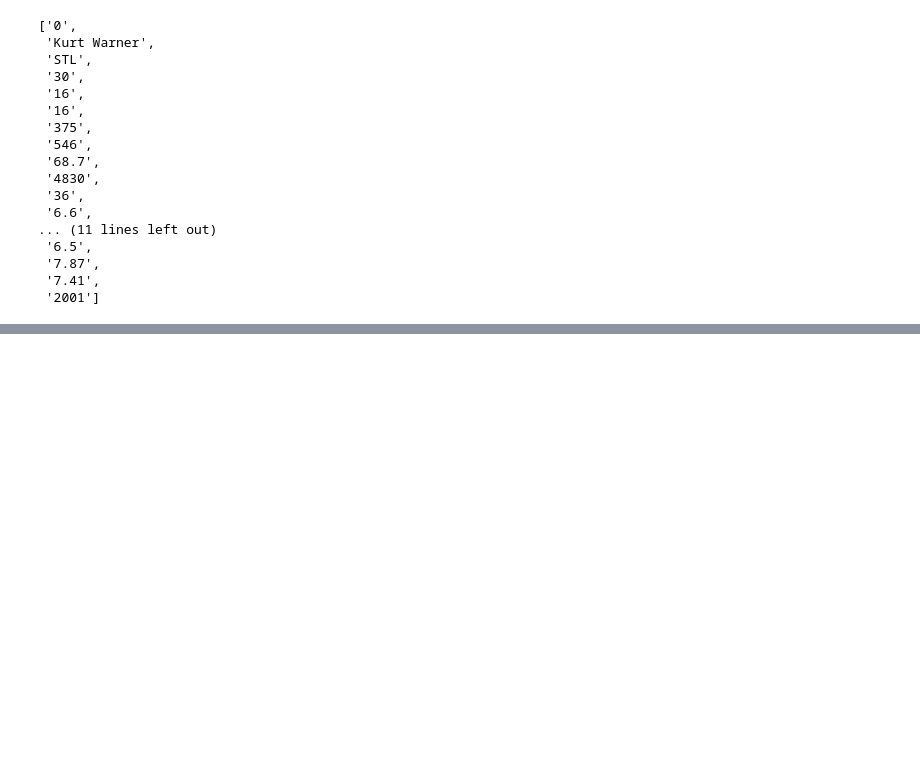
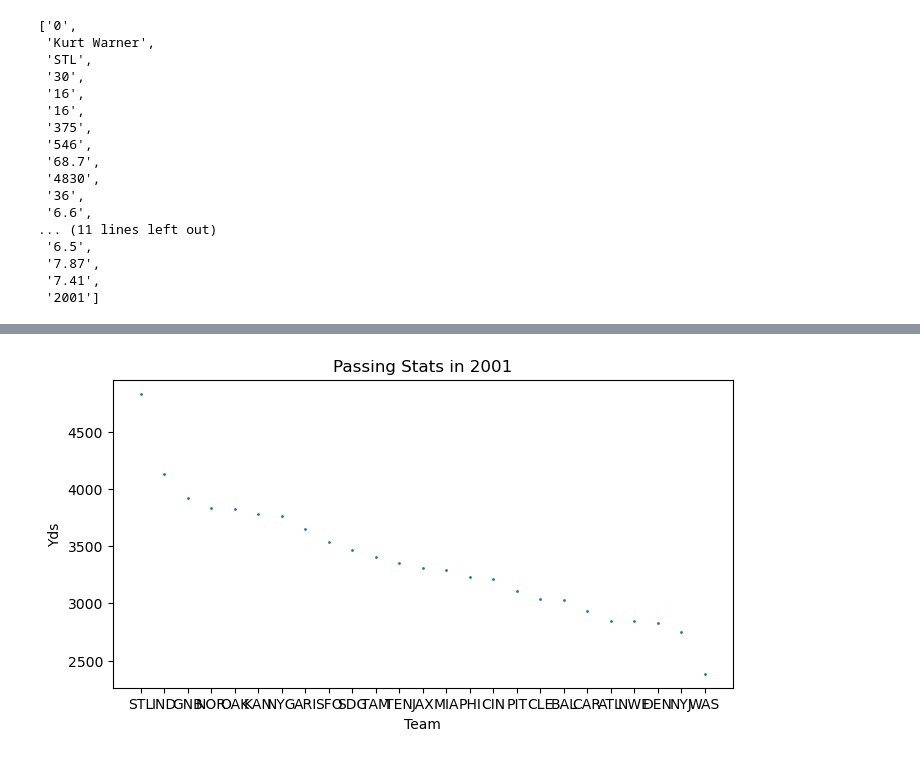
Before and after one commit to samweilert13/cs130-project-Sam, a Jupyter notebook: Analysis2.ipynb, the cells around one changed output, grey strips where cells are left out. Cells and saved outputs as stored; diff of their text form; code cells hidden in the pictures; blank space fills up the shorter version.

```diff
--- a/Analysis2.ipynb
+++ b/Analysis2.ipynb
@@ -50,0 +188,8 @@ for line in data[1:]:
+# %%
+passing_stats2001.plot(kind='scatter', x='Tm', y='Yds', figsize=(8,4), s=1)
+plt.title('Passing Stats in 2001')
+plt.xlabel('Team')
+plt.ylabel('Yds')
+plt.show()
+# %% [output]
+[figure, added]
```
Also changed, not shown: parts of 30 cells of this notebook, 2 other files.
